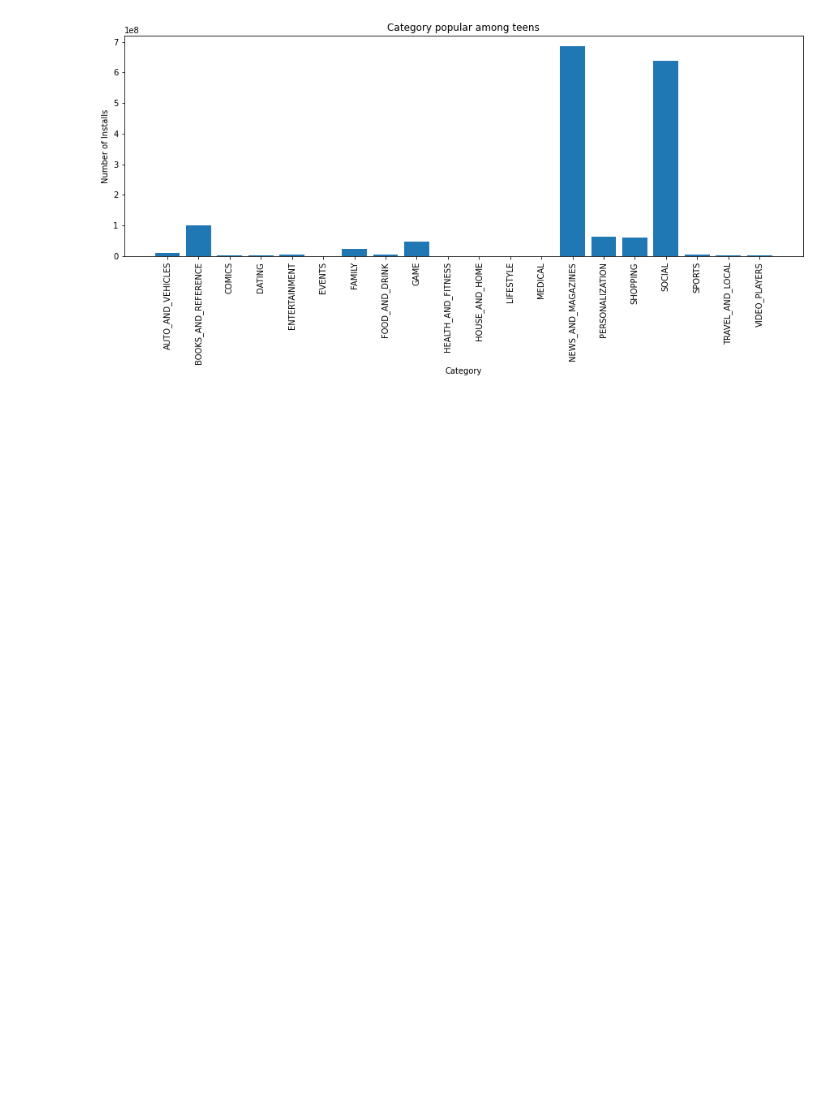
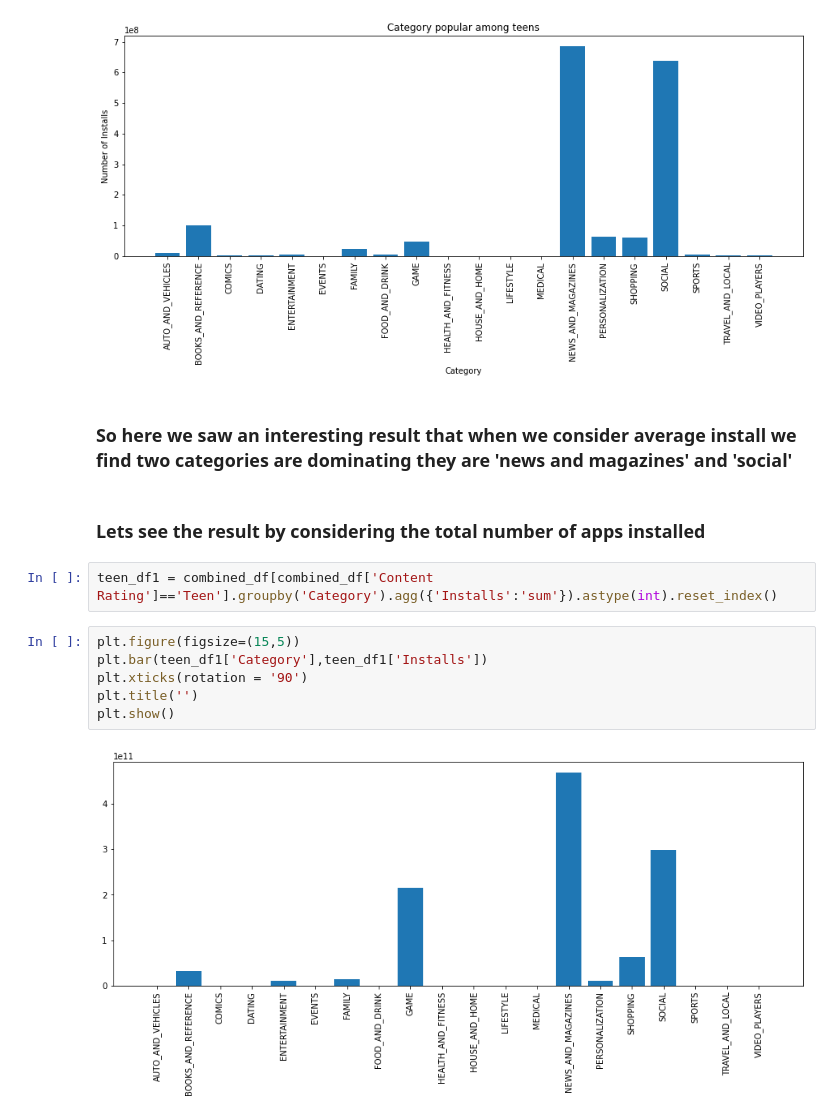
Before and after one commit to Preetirai-tech/Play-Store-App-Review-Analysis, a Jupyter notebook: Play_Store_App_Review_Analysis_Capstone_Project.ipynb, the cells around one changed output. Saved outputs shown, nothing was run; the diff lists cells and outputs as text; blank space fills up the shorter version.

```diff
--- a/Play_Store_App_Review_Analysis_Capstone_Project.ipynb
+++ b/Play_Store_App_Review_Analysis_Capstone_Project.ipynb
@@ -657,3 +657,17 @@ plt.ylabel('Number of Installs')
 plt.show()
 # %% [output]
 [figure]
+# %% [markdown]
+### **So here we saw an interesting result that when we consider average install we find two categories are dominating they are 'news and magazines' and 'social'**
+# %% [markdown]
+### **Lets see the result by considering the total number of apps installed**
+# %%
+teen_df1 = combined_df[combined_df['Content Rating']=='Teen'].groupby('Category').agg({'Installs':'sum'}).astype(int).reset_index()
+# %%
+plt.figure(figsize=(15,5))
+plt.bar(teen_df1['Category'],teen_df1['Installs'])
+plt.xticks(rotation = '90')
+plt.title('')
+plt.show()
+# %% [output]
+[figure, added]
```
